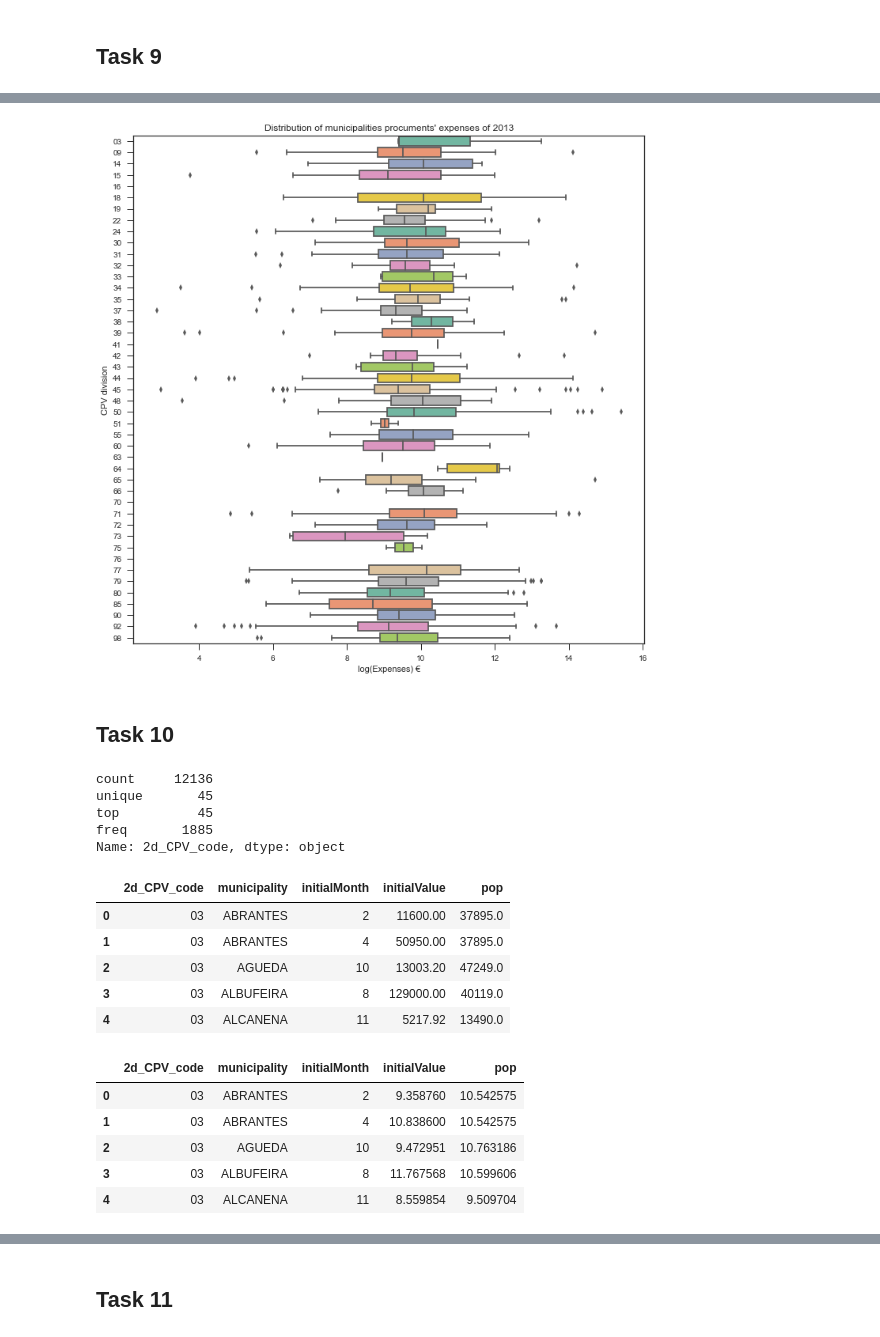
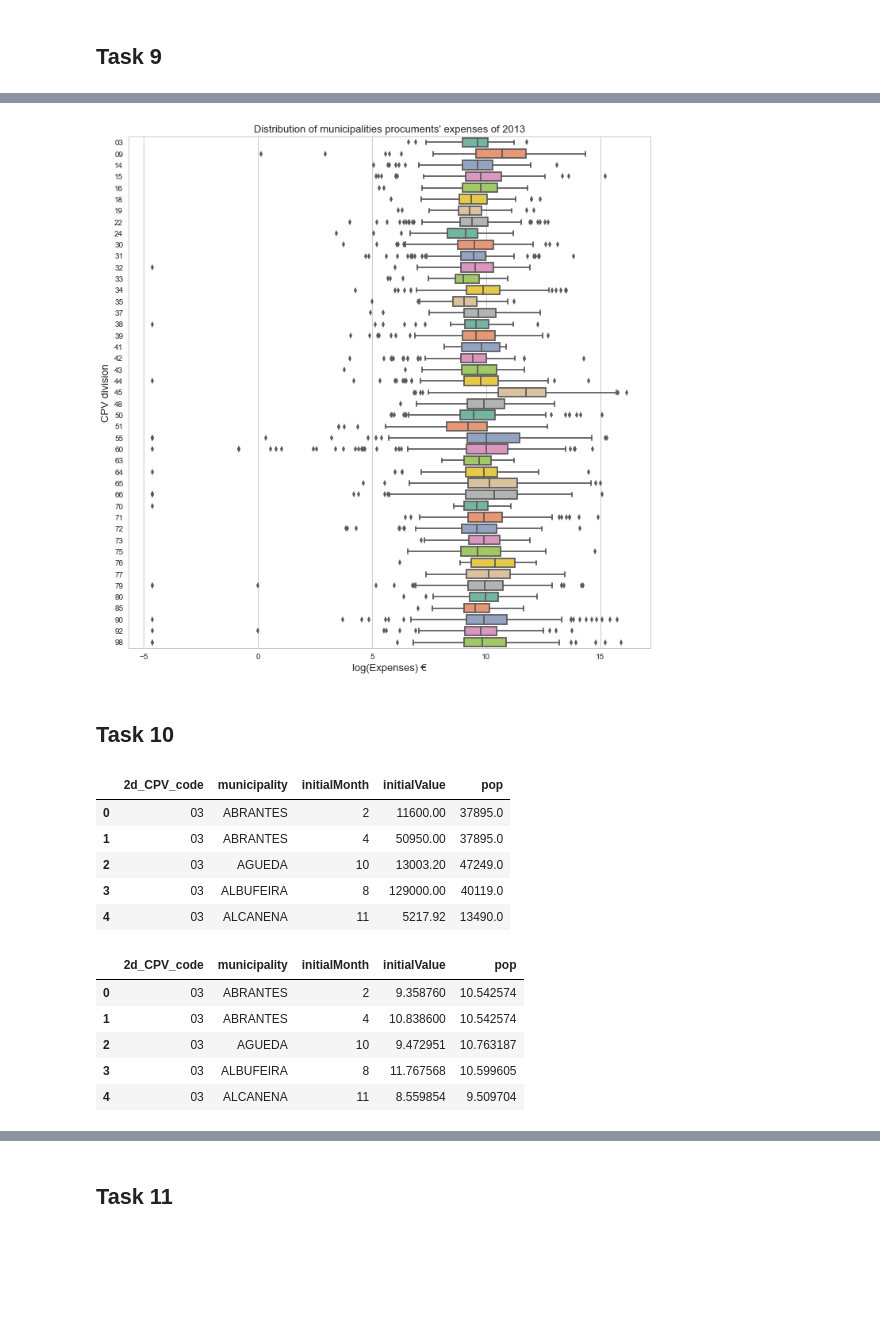
Before and after one commit to RodolfoLSS/Portuguese_Procurements, a Jupyter notebook: H7.20180088.ipynb, the cells around one changed output, grey strips where cells are left out. Saved outputs shown, nothing was run; the diff lists cells and outputs as text; code cells hidden in the pictures; blank space fills up the shorter version.

```diff
--- a/H7.20180088.ipynb
+++ b/H7.20180088.ipynb
@@ -413,3 +423,4 @@ municipalProc
 # %%
 # Apply the log to facilitate the vizualition
-exp = municipalProc['initialValue'].apply(np.log)
+task7 = municipalProc.copy()
+task7['initialValue'] = task7['initialValue'].apply(np.log)
@@ -416,3 +451,10 @@ exp = municipalProc['initialValue'].apply(np.log)
+# %%
+# Therefore, I'm replacing the invalid numbers by 0
+# infinity to the maximum number among the values and
+# -infinity to the minimum number among the values
+task7['initialValue'] = task7['initialValue'].replace(np.nan, 0)
+task7['initialValue'] = task7['initialValue'].replace(np.inf,task7['initialValue'].max())
+task7['initialValue'] = task7['initialValue'].replace(-np.inf,task7['initialValue'].min())
 # %%
 sns.set(style="whitegrid")
 
@@ -475,2 +517,7 @@ cpvExp
 # %% [markdown]
 ## Task 9
+# %%
+# Check if there are invalid values
+task9 = cpvExp.copy()
+task9['initialValue'] = task9['initialValue'].apply(np.log)
+task9.loc[task9['initialValue'].isin([np.nan, np.inf, -np.inf])]
@@ -477,15 +542,20 @@ cpvExp
+# %%
+# Replace of invalide numbers
+task9['initialValue'] = task9['initialValue'].replace(np.nan, 0)
+task9['initialValue'] = task9['initialValue'].replace(np.inf,task7['initialValue'].max())
+task9['initialValue'] = task9['initialValue'].replace(-np.inf,task7['initialValue'].min())
 # %%
-iris = sns.load_dataset("iris")
+sns.set(style="whitegrid",rc={"font.size":13,"axes.labelsize":13})
 
 f, (ax3) = plt.subplots(1, figsize=(10, 10), sharex=True)
 
-ax = sns.boxplot(x=exp, y='2d_CPV_code', data=cpvExp, orient="h", palette="Set2")
+ax = sns.boxplot(x='initialValue', y='2d_CPV_code', data=task9, orient="h", palette="Set2")
 ax.set_ylabel('CPV division')
 ax.set_xlabel('log(Expenses) €')
-ax.set_title("Distribution of municipalities procuments' expenses of 2013")
+ax.set_title("Distribution of municipalities procuments' expenses of 2013", fontsize=13)
 plt.tight_layout(h_pad=3)
 # %% [output]
-[figure, old version]
+[figure, new version]
 # %% [markdown]
 ## Task 10
 # %%
@@ -493,11 +563,12 @@ cpvExpPop = pd.merge(cpvExp,popsize,
                    how='left',
                    left_on = 'municipality',
                    right_on = 'municipality')
-cpvExpPop['2d_CPV_code'].describe()
+cpvExpPop.head()
 # %% [output]
-count     12136
-unique       45
-top          45
-freq       1885
-Name: 2d_CPV_code, dtype: object
+|  | 2d_CPV_code | municipality | initialMonth | initialValue | pop |
+| 0 | 03 | ABRANTES | 2 | 11600.00 | 37895.0 |
+| 1 | 03 | ABRANTES | 4 | 50950.00 | 37895.0 |
+| 2 | 03 | AGUEDA | 10 | 13003.20 | 47249.0 |
+| 3 | 03 | ALBUFEIRA | 8 | 129000.00 | 40119.0 |
+| 4 | 03 | ALCANENA | 11 | 5217.92 | 13490.0 |
 # %%
@@ -506,22 +582,10 @@ pop_= cpvExpPop['pop'].apply(np.log)
 # %%
-cpvExpPop.head()
+task10.head()
 # %% [output]
 |  | 2d_CPV_code | municipality | initialMonth | initialValue | pop |
-| 0 | 03 | ABRANTES | 2 | 11600.00 | 37895.0 |
-| 1 | 03 | ABRANTES | 4 | 50950.00 | 37895.0 |
-| 2 | 03 | AGUEDA | 10 | 13003.20 | 47249.0 |
-| 3 | 03 | ALBUFEIRA | 8 | 129000.00 | 40119.0 |
-| 4 | 03 | ALCANENA | 11 | 5217.92 | 13490.0 |
+| 0 | 03 | ABRANTES | 2 | 9.358760 | 10.542574 |
+| 1 | 03 | ABRANTES | 4 | 10.838600 | 10.542574 |
+| 2 | 03 | AGUEDA | 10 | 9.472951 | 10.763187 |
+| 3 | 03 | ALBUFEIRA | 8 | 11.767568 | 10.599605 |
+| 4 | 03 | ALCANENA | 11 | 8.559854 | 9.509704 |
-# %%
-log_task_10 = cpvExpPop.copy()
-log_task_10['pop'] = log_task_10['pop'].apply(np.log)
-log_task_10['initialValue'] = log_task_10['initialValue'].apply(np.log)
-log_task_10.head()
-# %% [output]
-|  | 2d_CPV_code | municipality | initialMonth | initialValue | pop |
-| 0 | 03 | ABRANTES | 2 | 9.358760 | 10.542575 |
-| 1 | 03 | ABRANTES | 4 | 10.838600 | 10.542575 |
-| 2 | 03 | AGUEDA | 10 | 9.472951 | 10.763186 |
-| 3 | 03 | ALBUFEIRA | 8 | 11.767568 | 10.599606 |
-| 4 | 03 | ALCANENA | 11 | 8.559854 | 9.509704 |
 # %%
```
Also changed, not shown: parts of 20 cells of this notebook.
